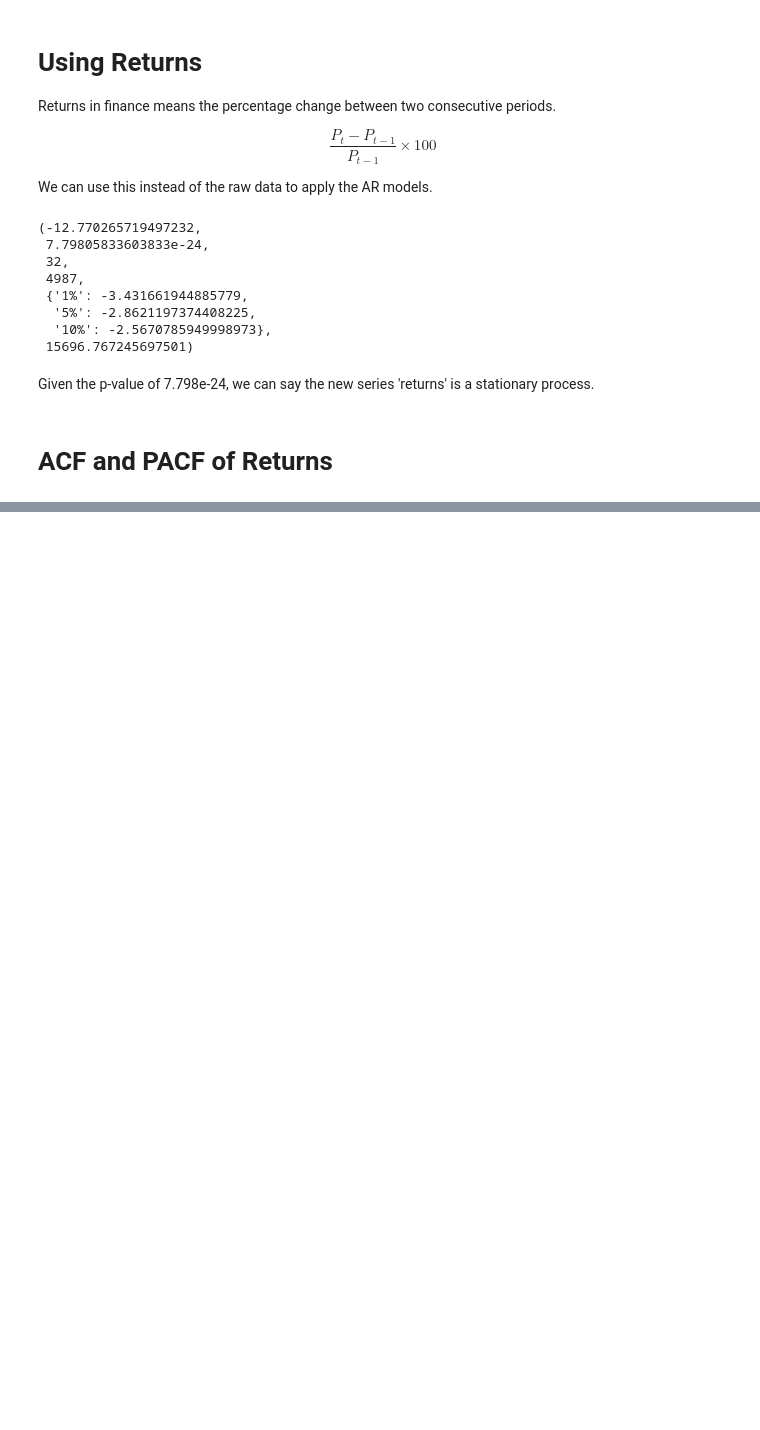
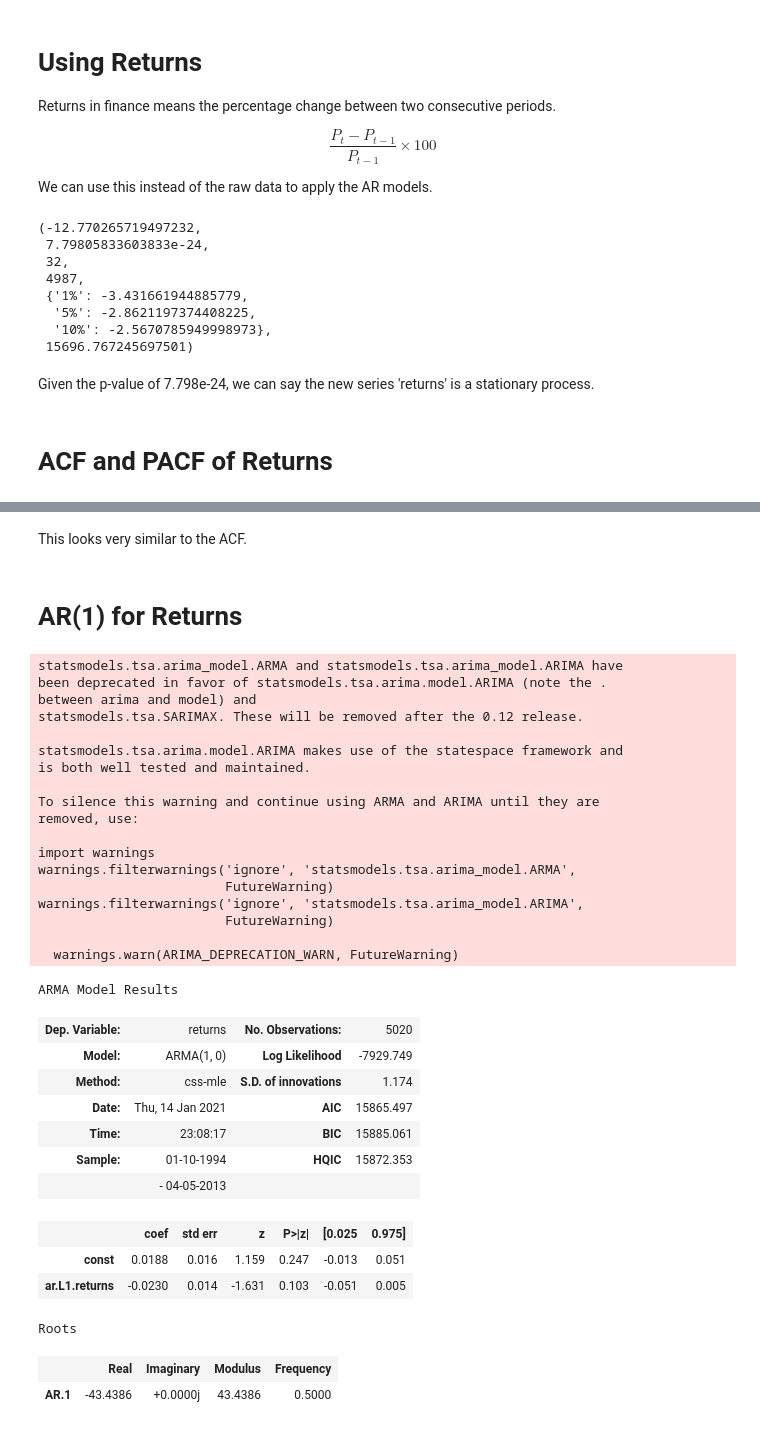
Before and after one commit to mkang32/snp500-analysis, a Jupyter notebook: notebooks/3.the_AR_model_with_Returns.ipynb, the cells around one changed output, grey strips where cells are left out. Saved outputs shown, nothing was run; the diff lists cells and outputs as text; code cells hidden in the pictures; blank space fills up the shorter version.

```diff
--- a/notebooks/3.the_AR_model_with_Returns.ipynb
+++ b/notebooks/3.the_AR_model_with_Returns.ipynb
@@ -90,0 +107,41 @@ Given the p-value of 7.798e-24, we can say the new series 'returns' is a station
+# %% [markdown]
+This looks very similar to the ACF.
+# %% [markdown]
+# AR(1) for Returns
+# %%
+model_ret_ar_1 = ARMA(df.returns, order=(1, 0))
+results_ret_ar_1 = model_ret_ar_1.fit()
+results_ret_ar_1.summary()
+# %% [output]
+statsmodels.tsa.arima_model.ARMA and statsmodels.tsa.arima_model.ARIMA have
+been deprecated in favor of statsmodels.tsa.arima.model.ARIMA (note the .
+between arima and model) and
+statsmodels.tsa.SARIMAX. These will be removed after the 0.12 release.
+
+statsmodels.tsa.arima.model.ARIMA makes use of the statespace framework and
+is both well tested and maintained.
+
+To silence this warning and continue using ARMA and ARIMA until they are
+removed, use:
+
+import warnings
+warnings.filterwarnings('ignore', 'statsmodels.tsa.arima_model.ARMA',
+                        FutureWarning)
+warnings.filterwarnings('ignore', 'statsmodels.tsa.arima_model.ARIMA',
+                        FutureWarning)
+
+  warnings.warn(ARIMA_DEPRECATION_WARN, FutureWarning)
+ARMA Model Results
+| Dep. Variable: | returns | No. Observations: | 5020 |
+| Model: | ARMA(1, 0) | Log Likelihood | -7929.749 |
+| Method: | css-mle | S.D. of innovations | 1.174 |
+| Date: | Thu, 14 Jan 2021 | AIC | 15865.497 |
+| Time: | 23:08:17 | BIC | 15885.061 |
+| Sample: | 01-10-1994 | HQIC | 15872.353 |
+|  | - 04-05-2013 |  |  |
+|  | coef | std err | z | P>|z| | [0.025 | 0.975] |
+| const | 0.0188 | 0.016 | 1.159 | 0.247 | -0.013 | 0.051 |
+| ar.L1.returns | -0.0230 | 0.014 | -1.631 | 0.103 | -0.051 | 0.005 |
+Roots
+|  | Real | Imaginary | Modulus | Frequency |
+| AR.1 | -43.4386 | +0.0000j | 43.4386 | 0.5000 |
```
Also changed, not shown: parts of 9 cells of this notebook.
